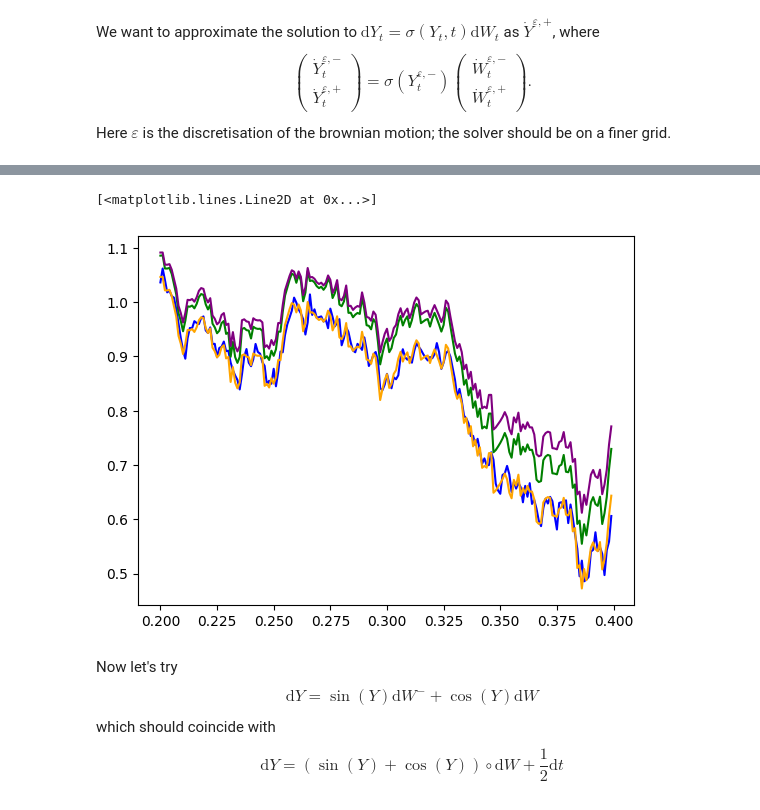
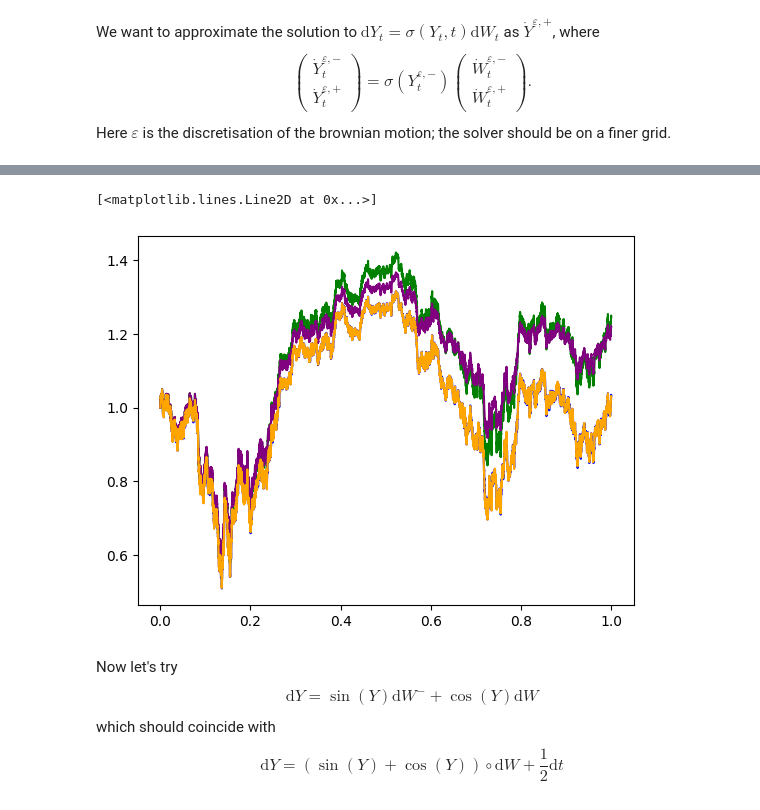
Before and after one commit to emilioferrucci/rough-vol-rough-paths, a Jupyter notebook: lead_lag_2.ipynb, the cells around one changed output, grey strips where cells are left out. Drawn from its saved outputs; the diff is of its cells as text; code cells hidden in the pictures.

```diff
--- a/lead_lag_2.ipynb
+++ b/lead_lag_2.ipynb
@@ -140,16 +140,16 @@ strat_solver = Midpoint()
 saveat = SaveAt(ts = times)
 strat_sol_sin = diffeqsolve(terms, strat_solver, t0, t1, dt0 = epsilon, max_steps = None, y0 = y0, saveat=saveat)
 # %%
-a, b = 200, 400
+a, b = 0, 10000
 plt.plot(lead_lag_sol_sin.ts[a : b], lead_lag_sol_sin.ys[a : b,0], color = "blue") # lead-lag Strat
 plt.plot(lead_lag_sol_sin.ts[a : b], lead_lag_sol_sin.ys[a : b,1], color = "green") # lead-lag Ito
 plt.plot(ito_sol_sin.ts[a : b], ito_sol_sin.ys[a : b, 1], color = "purple") # Ito with Euler/Milstein solver
 plt.plot(strat_sol_sin.ts[a : b], strat_sol_sin.ys[a : b, 1], color = "orange") # Strat with midpoint solver
 
 # Doesn't converge... is this a theory issue? Yes, same comment as above, the contradiction can be resolved in the same way.
 # %% [output]
 [<matplotlib.lines.Line2D at 0x...>]
-[figure, old version]
+[figure, new version]
 # %% [markdown]
 Now let's try $$ \mathrm{d}Y = \sin(Y) \mathrm{d}W^- + \cos(Y) \mathrm{d}W $$ which should coincide with $$\mathrm{d}Y = (\sin(Y) + \cos(Y)) \circ \mathrm{d}W + \frac 12 \mathrm{d}t $$
 # %%
```
Also changed, not shown: parts of 4 cells of this notebook, 7 other files.
